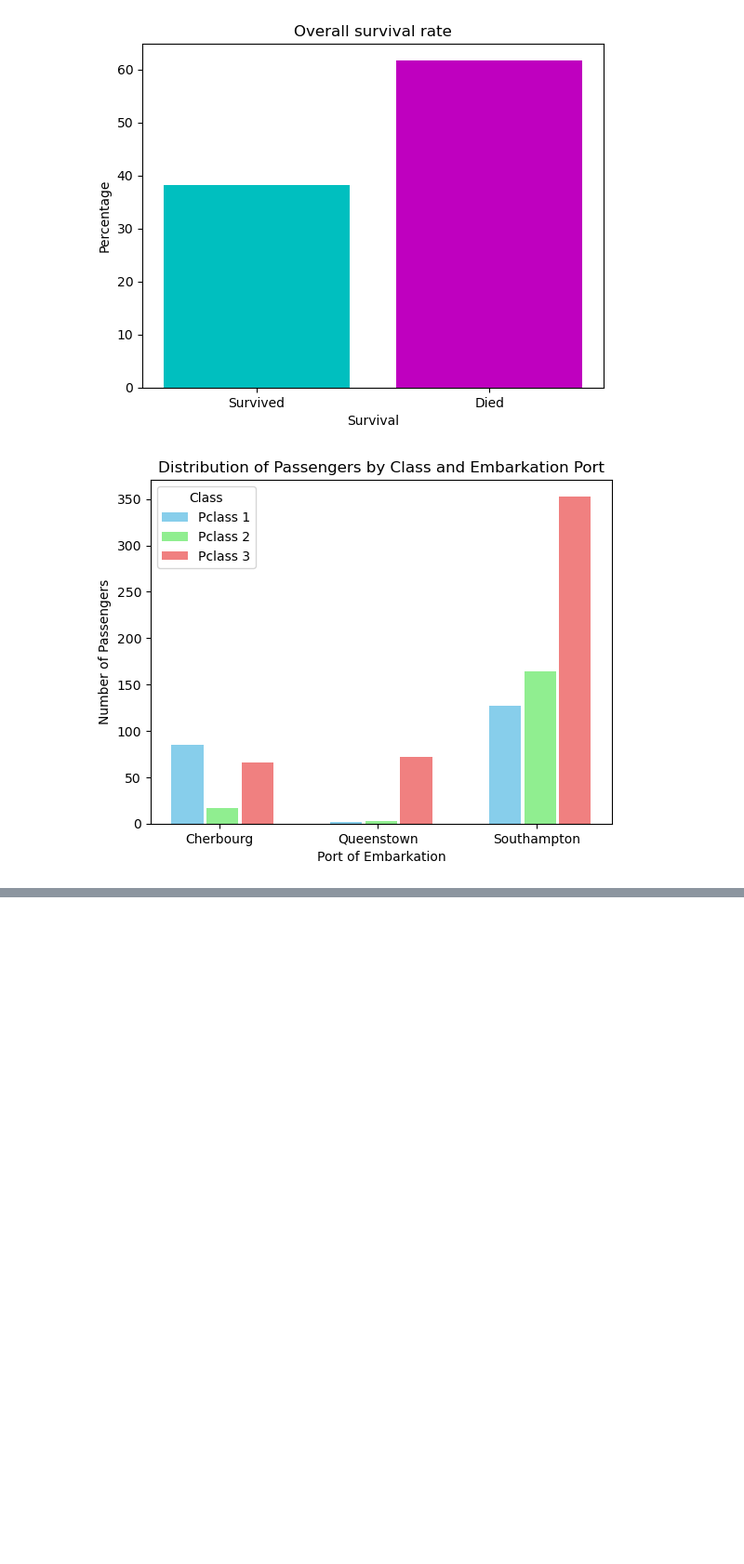
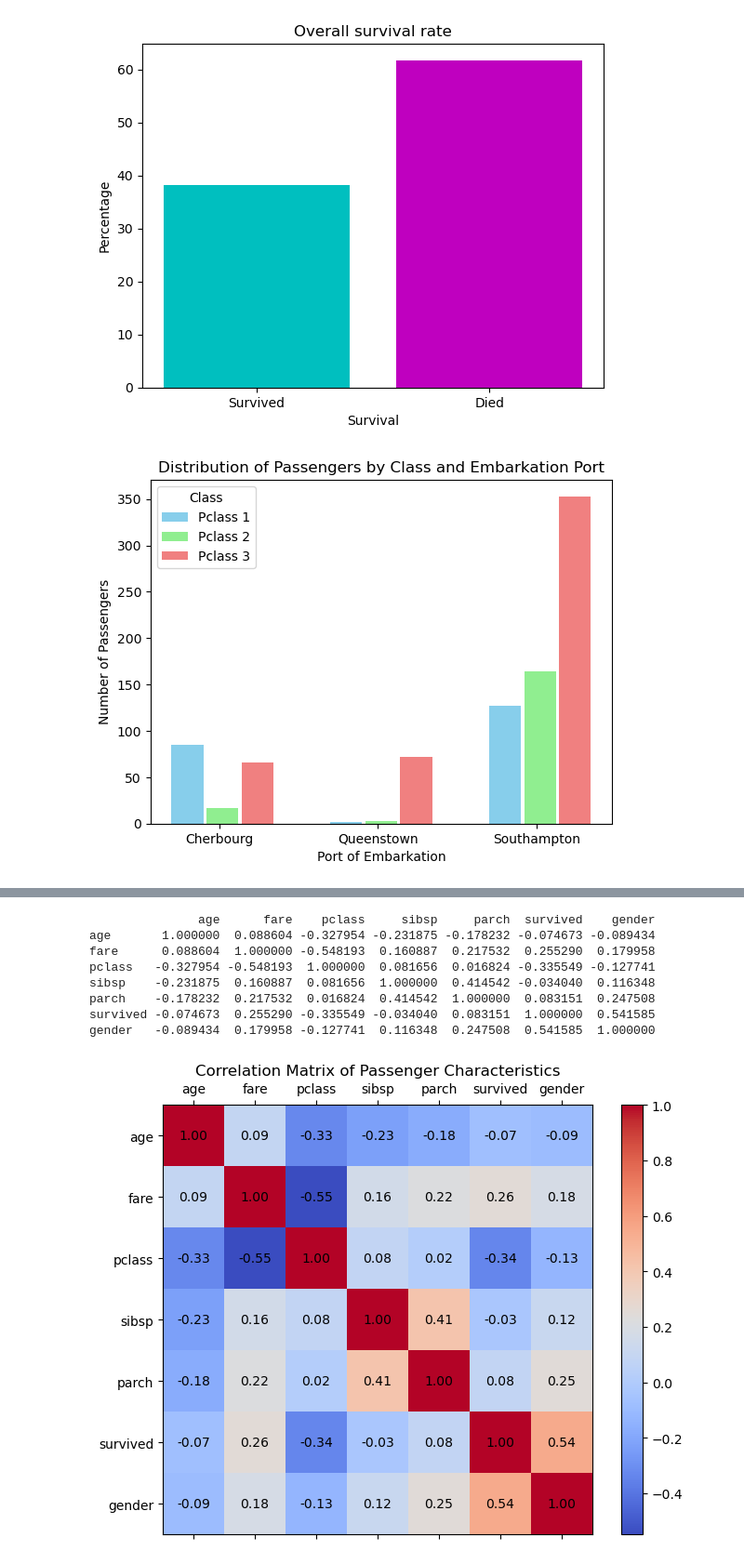
Before and after one commit to moiap13/nomades_python_software_engineer, a Jupyter notebook: numpy_pandas/student_exercises/corrections/pandas/titanic.ipynb, the cells around one changed output, grey strips where cells are left out. Shown at 93% size. Saved outputs shown, nothing was run; the diff lists cells and outputs as text; code cells hidden in the pictures; blank space fills up the shorter version.

```diff
--- a/numpy_pandas/student_exercises/corrections/pandas/titanic.ipynb
+++ b/numpy_pandas/student_exercises/corrections/pandas/titanic.ipynb
@@ -361,2 +399,45 @@ plt.scatter(
 # %%
 # 6 Bonus for the datascients experts ;P
+# %%
+# 6 Bonus for the datascients experts ;P
+
+# 6.1 Examine the correlation between different passenger characteristics to identify meaningful relationships.
+# Select relevant columns for correlation analysis
+correlation_columns = ['age', 'fare', 'pclass', 'sibsp', 'parch', 'survived', 'gender']
+
+titanic['gender'] = titanic['sex'].map({'male': 0, 'female': 1})
+# Create a correlation matrix
+correlation_matrix = titanic[correlation_columns].corr()
+print(correlation_matrix)
+
+# Create a basic heatmap using Matplotlib
+fig, ax = plt.subplots(figsize=(8, 6))
+cax = ax.matshow(correlation_matrix, cmap='coolwarm')
+fig.colorbar(cax)
+
+# Set labels
+ax.set_xticks(np.arange(len(correlation_columns)))
+ax.set_yticks(np.arange(len(correlation_columns)))
+ax.set_xticklabels(correlation_columns)
+ax.set_yticklabels(correlation_columns)
+
+# Display the correlation values
+for i in range(len(correlation_columns)):
+  for j in range(len(correlation_columns)):
+    text = ax.text(j, i, f'{correlation_matrix.iloc[i, j]:.2f}', ha='center', va='center', color='black')
+
+# Set title
+plt.title('Correlation Matrix of Passenger Characteristics')
+
+# Show the plot
+plt.show()
+# %% [output]
+               age      fare    pclass     sibsp     parch  survived    gender
+age       1.000000  0.088604 -0.327954 -0.231875 -0.178232 -0.074673 -0.089434
+fare      0.088604  1.000000 -0.548193  0.160887  0.217532  0.255290  0.179958
+pclass   -0.327954 -0.548193  1.000000  0.081656  0.016824 -0.335549 -0.127741
+sibsp    -0.231875  0.160887  0.081656  1.000000  0.414542 -0.034040  0.116348
+parch    -0.178232  0.217532  0.016824  0.414542  1.000000  0.083151  0.247508
+survived -0.074673  0.255290 -0.335549 -0.034040  0.083151  1.000000  0.541585
+gender   -0.089434  0.179958 -0.127741  0.116348  0.247508  0.541585  1.000000
+[figure, added]
```
Also changed, not shown: parts of 3 cells of this notebook, 5 other files.
